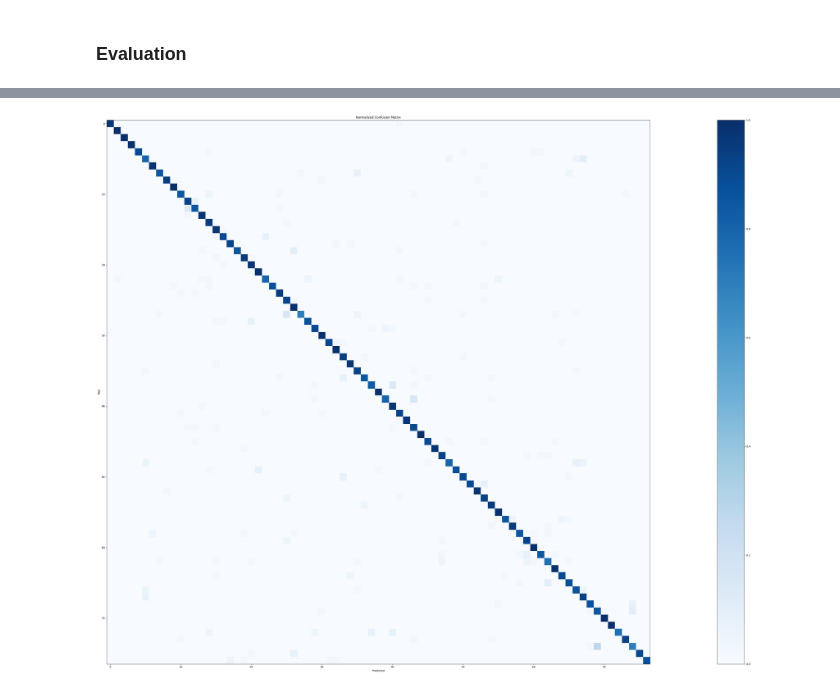
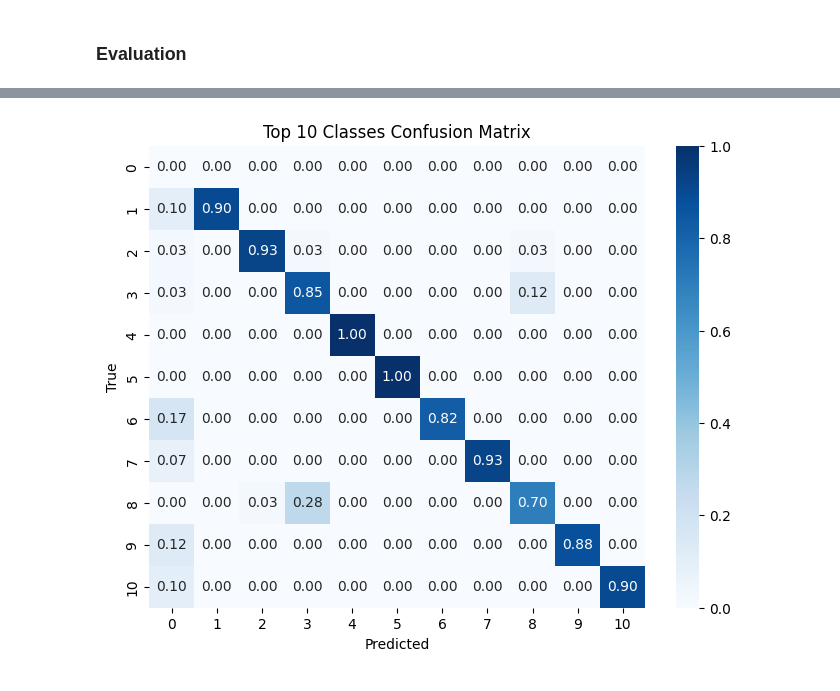
Before and after one commit to toludoyin/BERT-based-intelligent-ticket-classification, a Jupyter notebook: ticket-classification.ipynb, the cells around one changed output, grey strips where cells are left out. Saved outputs shown, nothing was run; the diff lists cells and outputs as text; code cells hidden in the pictures.

```diff
--- a/ticket-classification.ipynb
+++ b/ticket-classification.ipynb
@@ -226,16 +387,37 @@ cm_norm = cm.astype('float') / cm.sum(axis=1)[:, None]
+# %%
+# top 10 classes
+top10_classes = np.argsort(np.bincount(y_true))[-10:]
+
+# filter data
+mask = np.isin(y_true, top10_classes)
+y_true_10 = np.array(y_true)[mask]
+y_pred_10 = np.array(y_pred)[mask]
+# %%
+# remap labels
+label_map = {old: i for i, old in enumerate(top10_classes)}
+
+y_true_mapped = np.array([label_map[y] for y in y_true_10])
+y_pred_mapped = np.array([label_map.get(y, -1) for y in y_pred_10])
+# %%
+# confusion matrix
+cm_10 = confusion_matrix(y_true_mapped, y_pred_mapped)
+# %%
+# normalize - removes nan
+cm_10_norm = cm_10.astype(float) / np.maximum(cm_10.sum(axis=1, keepdims=True), 1)
 # %%
-cm = confusion_matrix(y_true, y_pred)
-cm_norm = cm.astype(float) / cm.sum(axis=1, keepdims=True)
+plt.figure(figsize=(8,6))
 
-plt.figure(figsize=(72, 30))
-plt.imshow(cm_norm, cmap="Blues")
-plt.title("Normalized Confusion Matrix")
-plt.colorbar()
+sns.heatmap(
+    cm_10_norm,
+    annot=True,
+    cmap="Blues",
+    fmt=".2f"
+)
 
+plt.title("Top 10 Classes Confusion Matrix")
 plt.xlabel("Predicted")
 plt.ylabel("True")
 
-plt.tight_layout()
 plt.show()
 # %% [output]
-[figure, old version]
+[figure, new version]
```
Also changed, not shown: parts of 30 cells of this notebook.
